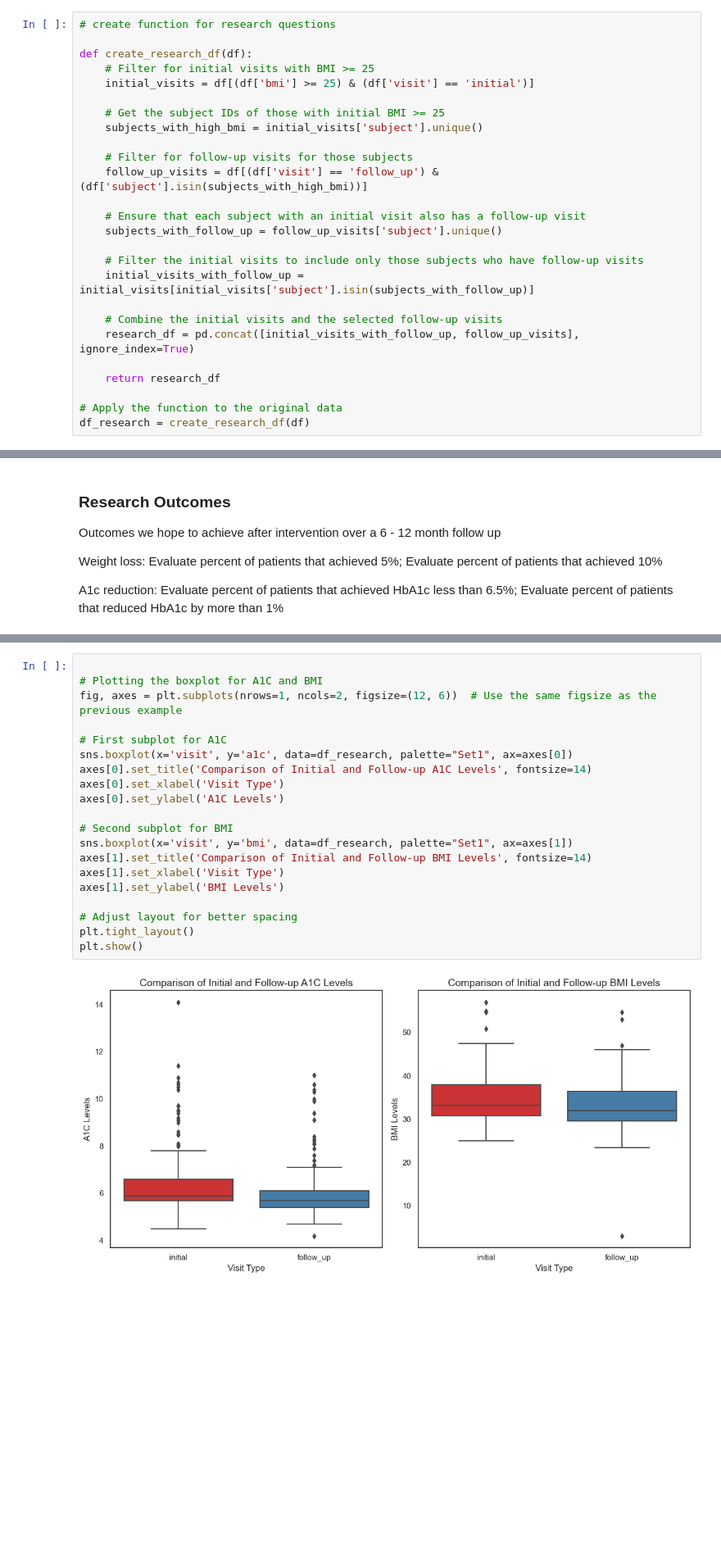
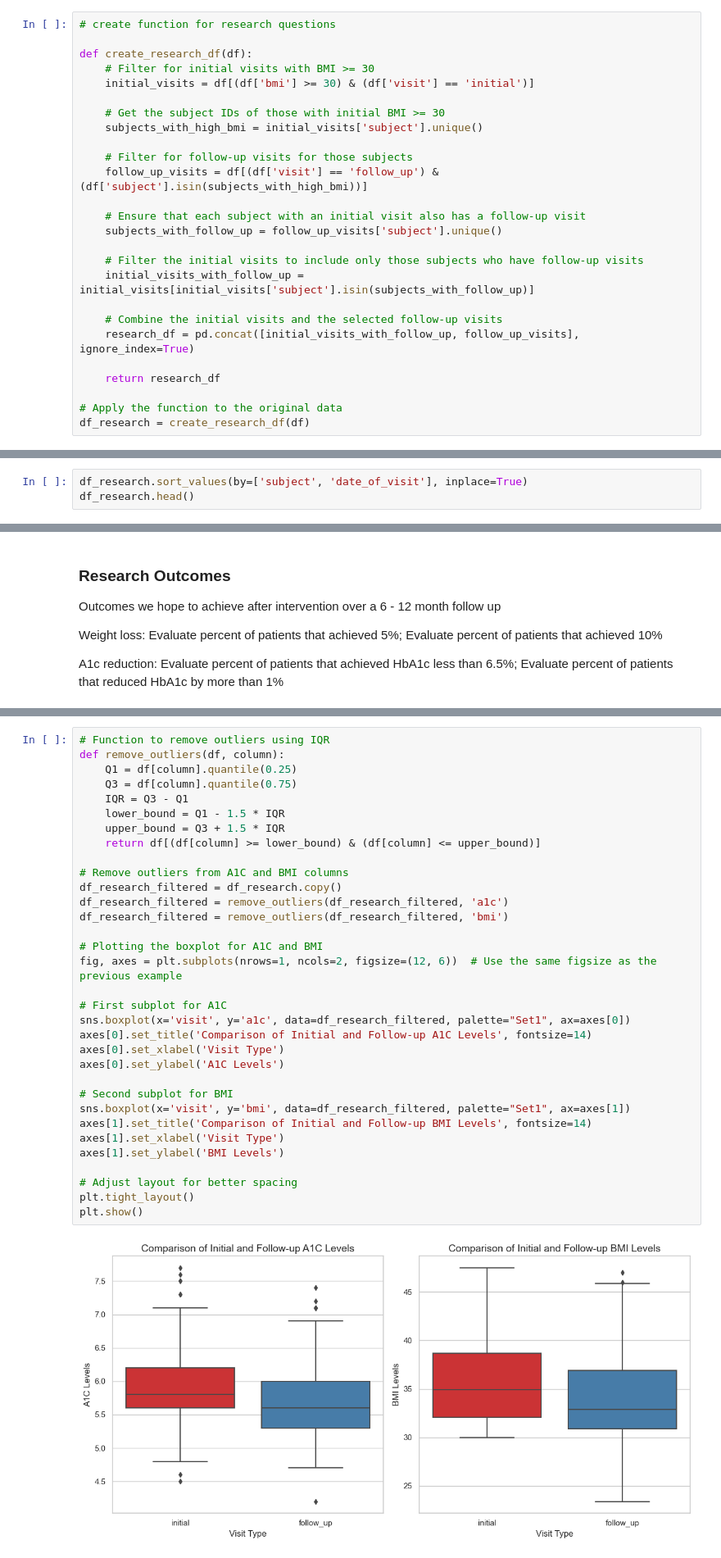
Before and after one commit to benqb007/DB, a Jupyter notebook: DB_Research.ipynb, the cells around one changed output, grey strips where cells are left out. Shown at 82% size. Drawn from its saved outputs; the diff is of its cells as text; blank space fills up the shorter version.

Commit message:
Updated research files, removed old files, and added new data files

```diff
--- a/DB_Research.ipynb
+++ b/DB_Research.ipynb
@@ -403,10 +399,10 @@ df_init.query('bmi < 25').subject.nunique()
 # create function for research questions
 
 def create_research_df(df):
-    # Filter for initial visits with BMI >= 25
-    initial_visits = df[(df['bmi'] >= 25) & (df['visit'] == 'initial')]
+    # Filter for initial visits with BMI >= 30
+    initial_visits = df[(df['bmi'] >= 30) & (df['visit'] == 'initial')]
 
-    # Get the subject IDs of those with initial BMI >= 25
+    # Get the subject IDs of those with initial BMI >= 30
     subjects_with_high_bmi = initial_visits['subject'].unique()
 
     # Filter for follow-up visits for those subjects
@@ -434 +430,4 @@ initial      229
 Name: count, dtype: int64
+# %%
+df_research.sort_values(by=['subject', 'date_of_visit'], inplace=True)
+df_research.head()
@@ -741,22 +747,35 @@ plt.show()
 # %%
+# Function to remove outliers using IQR
+def remove_outliers(df, column):
+    Q1 = df[column].quantile(0.25)
+    Q3 = df[column].quantile(0.75)
+    IQR = Q3 - Q1
+    lower_bound = Q1 - 1.5 * IQR
+    upper_bound = Q3 + 1.5 * IQR
+    return df[(df[column] >= lower_bound) & (df[column] <= upper_bound)]
+
+# Remove outliers from A1C and BMI columns
+df_research_filtered = df_research.copy()
+df_research_filtered = remove_outliers(df_research_filtered, 'a1c')
+df_research_filtered = remove_outliers(df_research_filtered, 'bmi')
 
 # Plotting the boxplot for A1C and BMI
 fig, axes = plt.subplots(nrows=1, ncols=2, figsize=(12, 6))  # Use the same figsize as the previous example
 
 # First subplot for A1C
-sns.boxplot(x='visit', y='a1c', data=df_research, palette="Set1", ax=axes[0])
+sns.boxplot(x='visit', y='a1c', data=df_research_filtered, palette="Set1", ax=axes[0])
 axes[0].set_title('Comparison of Initial and Follow-up A1C Levels', fontsize=14)
 axes[0].set_xlabel('Visit Type')
 axes[0].set_ylabel('A1C Levels')
 
 # Second subplot for BMI
-sns.boxplot(x='visit', y='bmi', data=df_research, palette="Set1", ax=axes[1])
+sns.boxplot(x='visit', y='bmi', data=df_research_filtered, palette="Set1", ax=axes[1])
 axes[1].set_title('Comparison of Initial and Follow-up BMI Levels', fontsize=14)
 axes[1].set_xlabel('Visit Type')
 axes[1].set_ylabel('BMI Levels')
 
 # Adjust layout for better spacing
 plt.tight_layout()
 plt.show()
 # %% [output]
-[figure, old version]
+[figure, new version]
```
Also changed, not shown: parts of 19 cells of this notebook, 17 other files.
